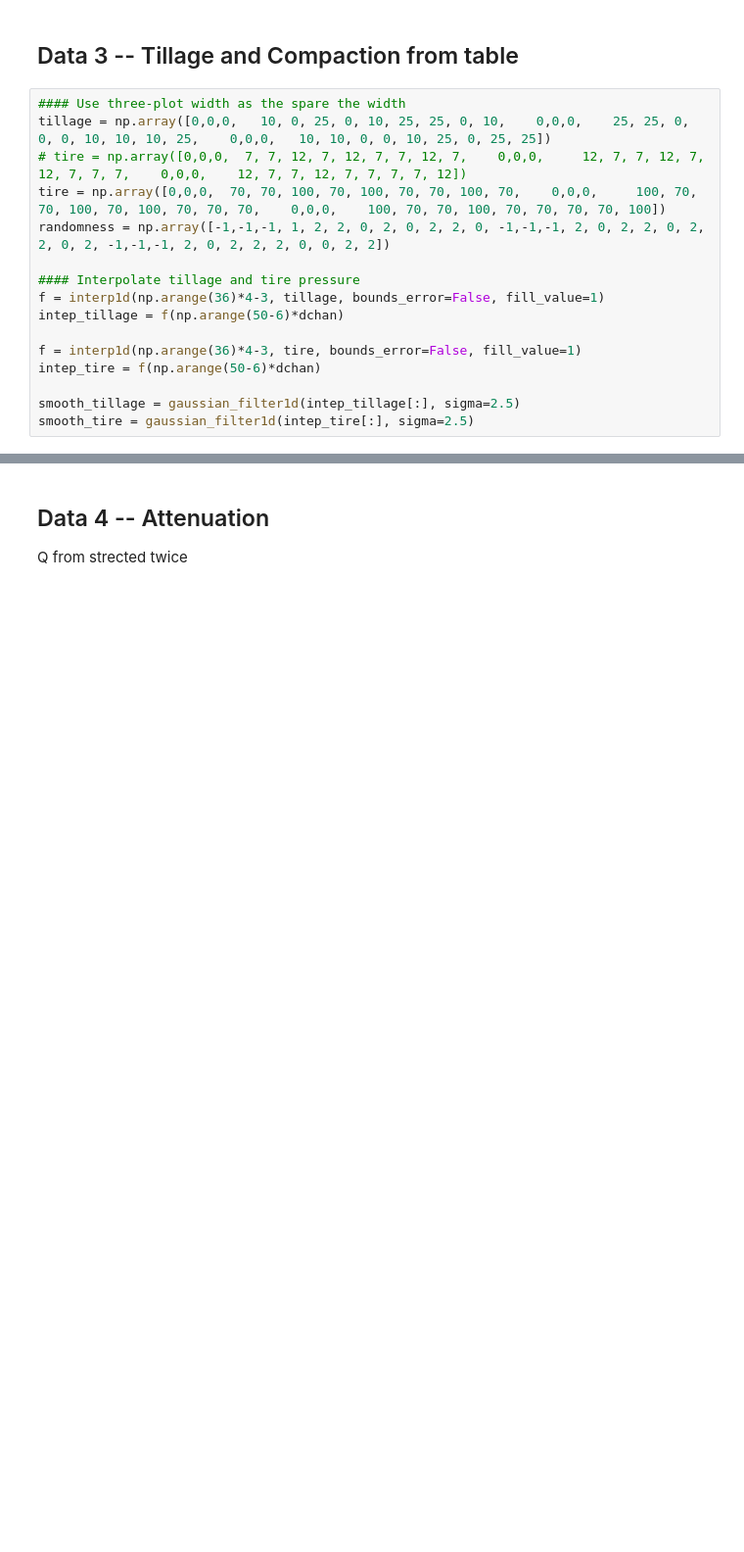
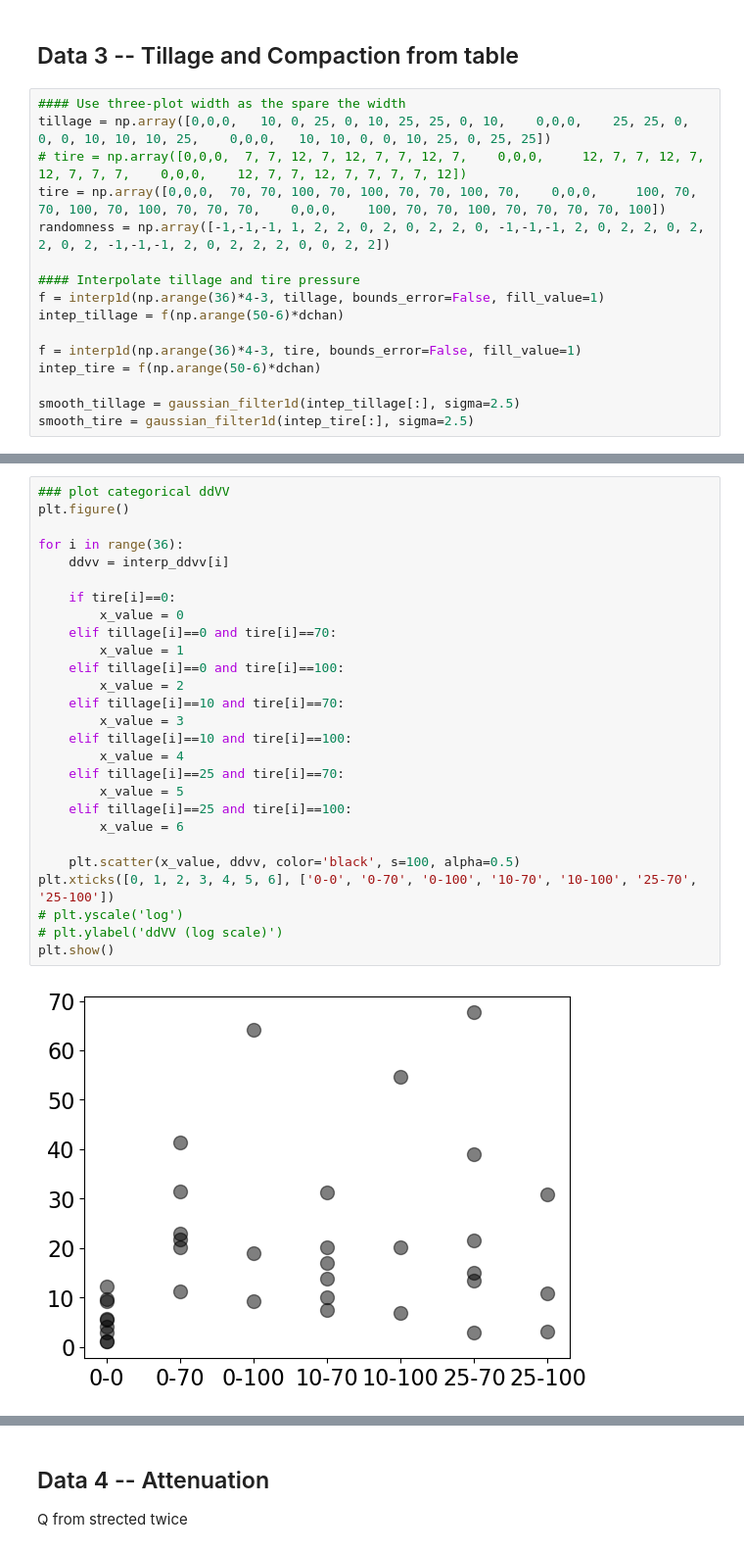
Before and after one commit to Denolle-Lab/FarmDAS, a Jupyter notebook: dvv_and_model/Fig3_spatial_damage.ipynb, the cells around one changed output, grey strips where cells are left out. Shown at 98% size. Saved outputs shown, nothing was run; the diff lists cells and outputs as text; blank space fills up the shorter version.

```diff
--- a/dvv_and_model/Fig3_spatial_damage.ipynb
+++ b/dvv_and_model/Fig3_spatial_damage.ipynb
@@ -82,0 +113,29 @@ smooth_tire = gaussian_filter1d(intep_tire[:], sigma=2.5)
+# %%
+### plot categorical ddVV
+plt.figure()
+
+for i in range(36):
+    ddvv = interp_ddvv[i]
+
+    if tire[i]==0:
+        x_value = 0
+    elif tillage[i]==0 and tire[i]==70:
+        x_value = 1
+    elif tillage[i]==0 and tire[i]==100:
+        x_value = 2
+    elif tillage[i]==10 and tire[i]==70:
+        x_value = 3
+    elif tillage[i]==10 and tire[i]==100:
+        x_value = 4
+    elif tillage[i]==25 and tire[i]==70:
+        x_value = 5
+    elif tillage[i]==25 and tire[i]==100:
+        x_value = 6
+
+    plt.scatter(x_value, ddvv, color='black', s=100, alpha=0.5)
+plt.xticks([0, 1, 2, 3, 4, 5, 6], ['0-0', '0-70', '0-100', '10-70', '10-100', '25-70', '25-100'])
+# plt.yscale('log')
+# plt.ylabel('ddVV (log scale)')
+plt.show()
+# %% [output]
+[figure, added]
```
Also changed, not shown: parts of 4 cells of this notebook, 3 other files.
